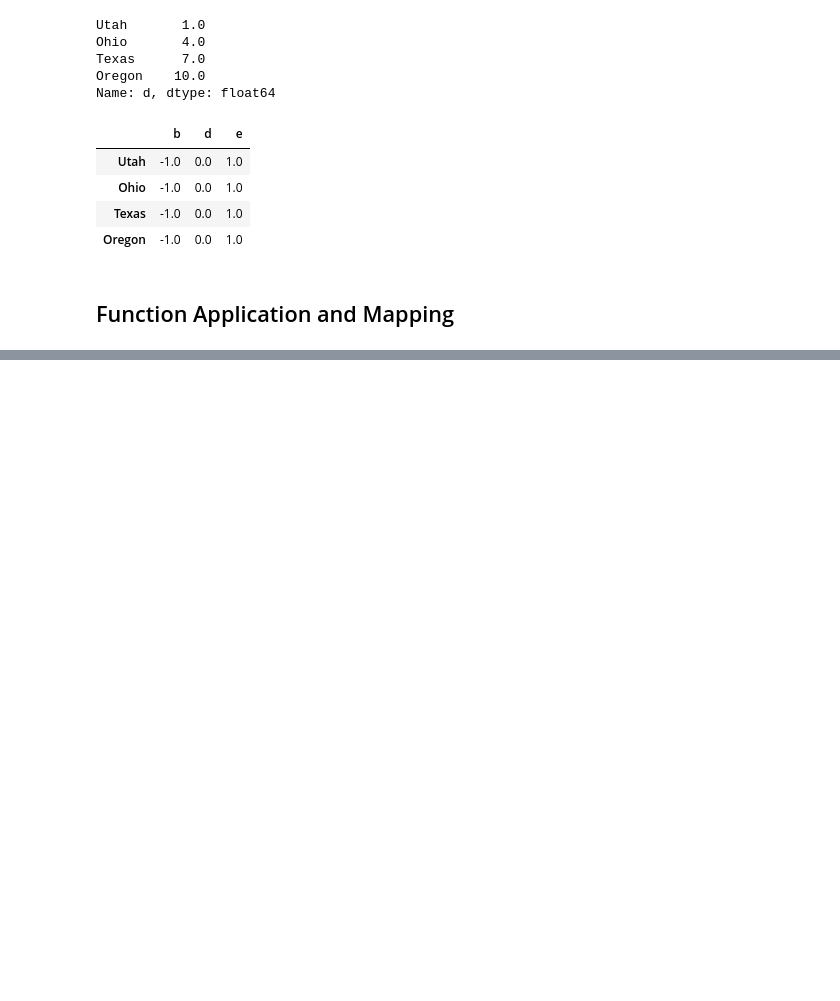
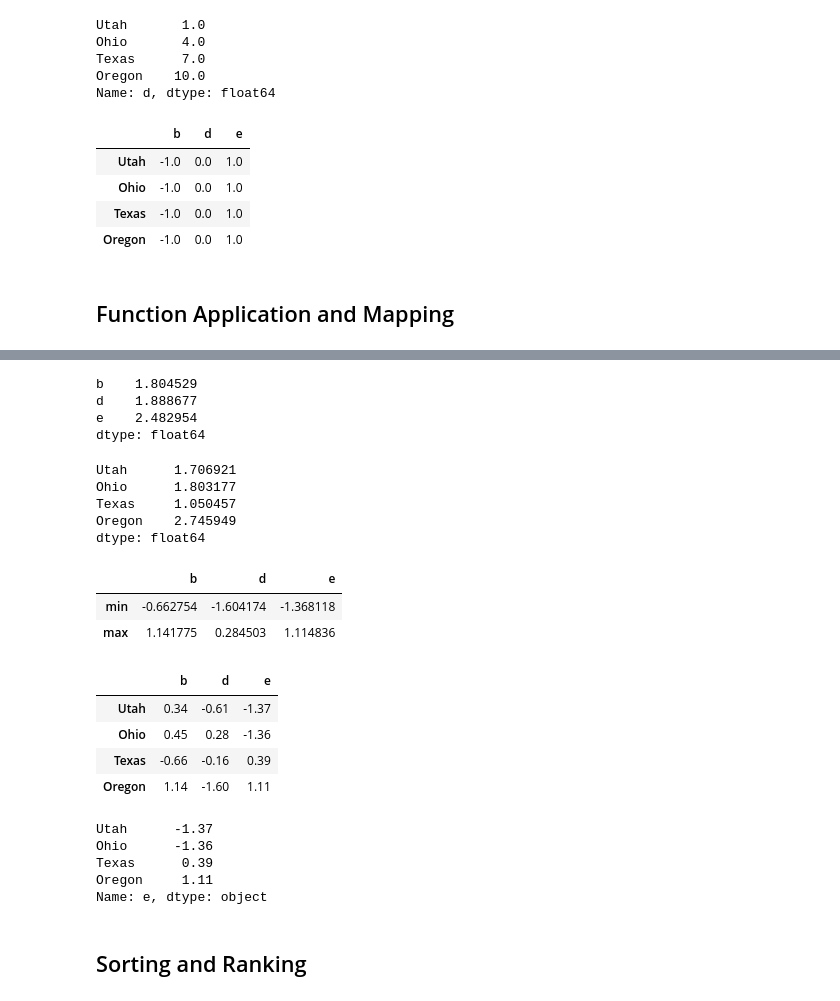
Before and after one commit to alexanderjulianmartinez/Data-Analysis-Python, a Jupyter notebook: pydata-book.ipynb, the cells around one changed output, grey strips where cells are left out. Saved outputs shown, nothing was run; the diff lists cells and outputs as text; code cells hidden in the pictures; blank space fills up the shorter version.

Commit message:
Continued Chapter 5, began Sorting and Ranking section

```diff
--- a/pydata-book.ipynb
+++ b/pydata-book.ipynb
@@ -2918,0 +2947,15 @@ frame.sub(series3, axis=0)
+# %%
+frame.apply(f)
+# %% [output]
+b    1.804529
+d    1.888677
+e    2.482954
+dtype: float64
+# %%
+frame.apply(f, axis=1)
+# %% [output]
+Utah      1.706921
+Ohio      1.803177
+Texas     1.050457
+Oregon    2.745949
+dtype: float64
@@ -2918,0 +2965,26 @@ frame.sub(series3, axis=0)
+# %%
+frame.apply(f)
+# %% [output]
+|  | b | d | e |
+| min | -0.662754 | -1.604174 | -1.368118 |
+| max | 1.141775 | 0.284503 | 1.114836 |
+# %%
+format = lambda x: '%.2f' % x
+# %%
+frame.applymap(format)
+# %% [output]
+|  | b | d | e |
+| Utah | 0.34 | -0.61 | -1.37 |
+| Ohio | 0.45 | 0.28 | -1.36 |
+| Texas | -0.66 | -0.16 | 0.39 |
+| Oregon | 1.14 | -1.60 | 1.11 |
+# %%
+frame['e'].map(format)
+# %% [output]
+Utah      -1.37
+Ohio      -1.36
+Texas      0.39
+Oregon     1.11
+Name: e, dtype: object
+# %% [markdown]
+## Sorting and Ranking
```
Also changed, not shown: parts of 6 cells of this notebook.
